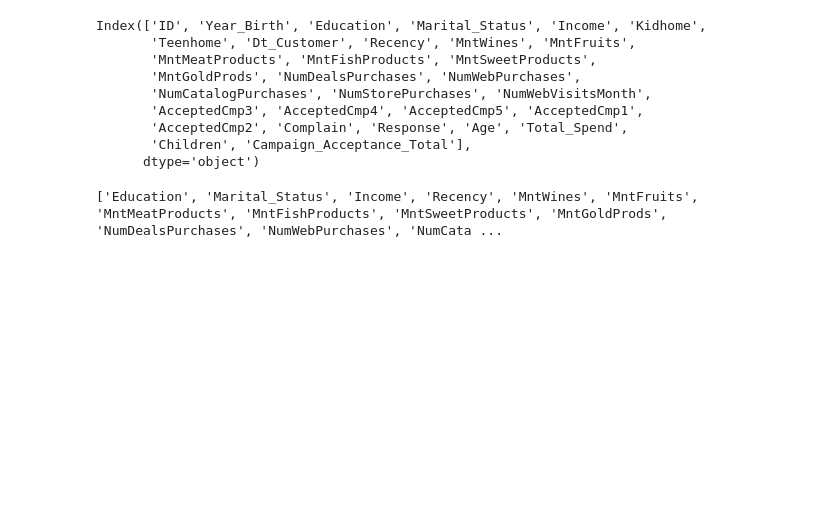
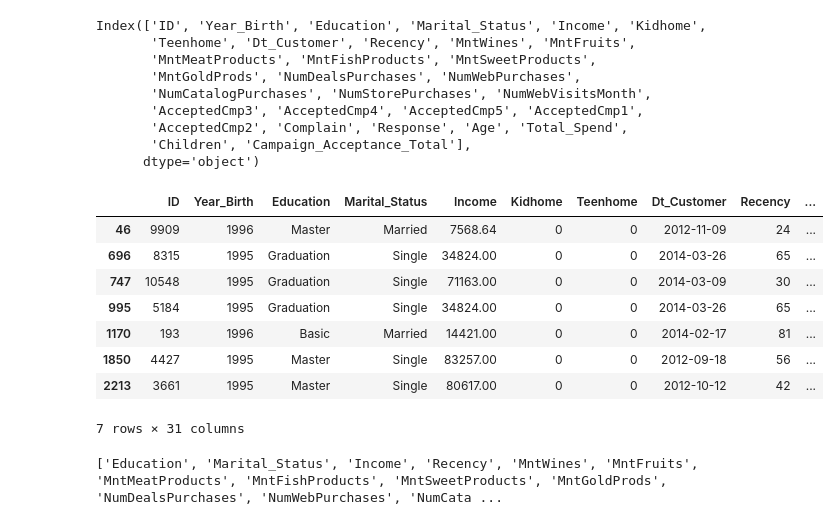
Before and after one commit to vikamelkumyan/Business_Analytics, a Jupyter notebook: EDA.ipynb, the cells around one changed output. Cells and saved outputs as stored; diff of their text form; code cells hidden in the pictures; blank space fills up the shorter version.

```diff
--- a/EDA.ipynb
+++ b/EDA.ipynb
@@ -317,7 +317,7 @@ df.drop(columns=['Z_CostContact', 'Z_Revenue'], inplace=True)
 # %% [markdown]
 Let's remove outliers in Income and Total Spending
 # %%
-df = df[~(df['Age'] > 100) | (df['Age'] < 6)]
+df = df[~(df['Age'] > 100) | (df['Age'] < 20)]
 # %%
 for col in ['Income','Total_Spend']:
     if col in df.columns:
@@ -359,6 +359,18 @@ Index(['ID', 'Year_Birth', 'Education', 'Marital_Status', 'Income', 'Kidhome',
       dtype='object')
 # %%
 df.to_csv('/Users/macbook/Documents/AUA/Business_Analytics/data/marketing_campaign_cleaned.csv', index=False)
+# %%
+df[df['Age'] >= 20]
+# %% [output]
+|  | ID | Year_Birth | Education | Marital_Status | Income | Kidhome | Teenhome | Dt_Customer | Recency | ... |
+| 46 | 9909 | 1996 | Master | Married | 7568.64 | 0 | 0 | 2012-11-09 | 24 | ... |
+| 696 | 8315 | 1995 | Graduation | Single | 34824.00 | 0 | 0 | 2014-03-26 | 65 | ... |
+| 747 | 10548 | 1995 | Graduation | Single | 71163.00 | 0 | 0 | 2014-03-09 | 30 | ... |
+| 995 | 5184 | 1995 | Graduation | Single | 34824.00 | 0 | 0 | 2014-03-26 | 65 | ... |
+| 1170 | 193 | 1996 | Basic | Married | 14421.00 | 0 | 0 | 2014-02-17 | 81 | ... |
+| 1850 | 4427 | 1995 | Master | Single | 83257.00 | 0 | 0 | 2012-09-18 | 56 | ... |
+| 2213 | 3661 | 1995 | Master | Single | 80617.00 | 0 | 0 | 2012-10-12 | 42 | ... |
+7 rows × 31 columns
 # %%
 # --- 1.5 Choose modeling features ---
 features = [
```
Also changed, not shown: 1 other file.
